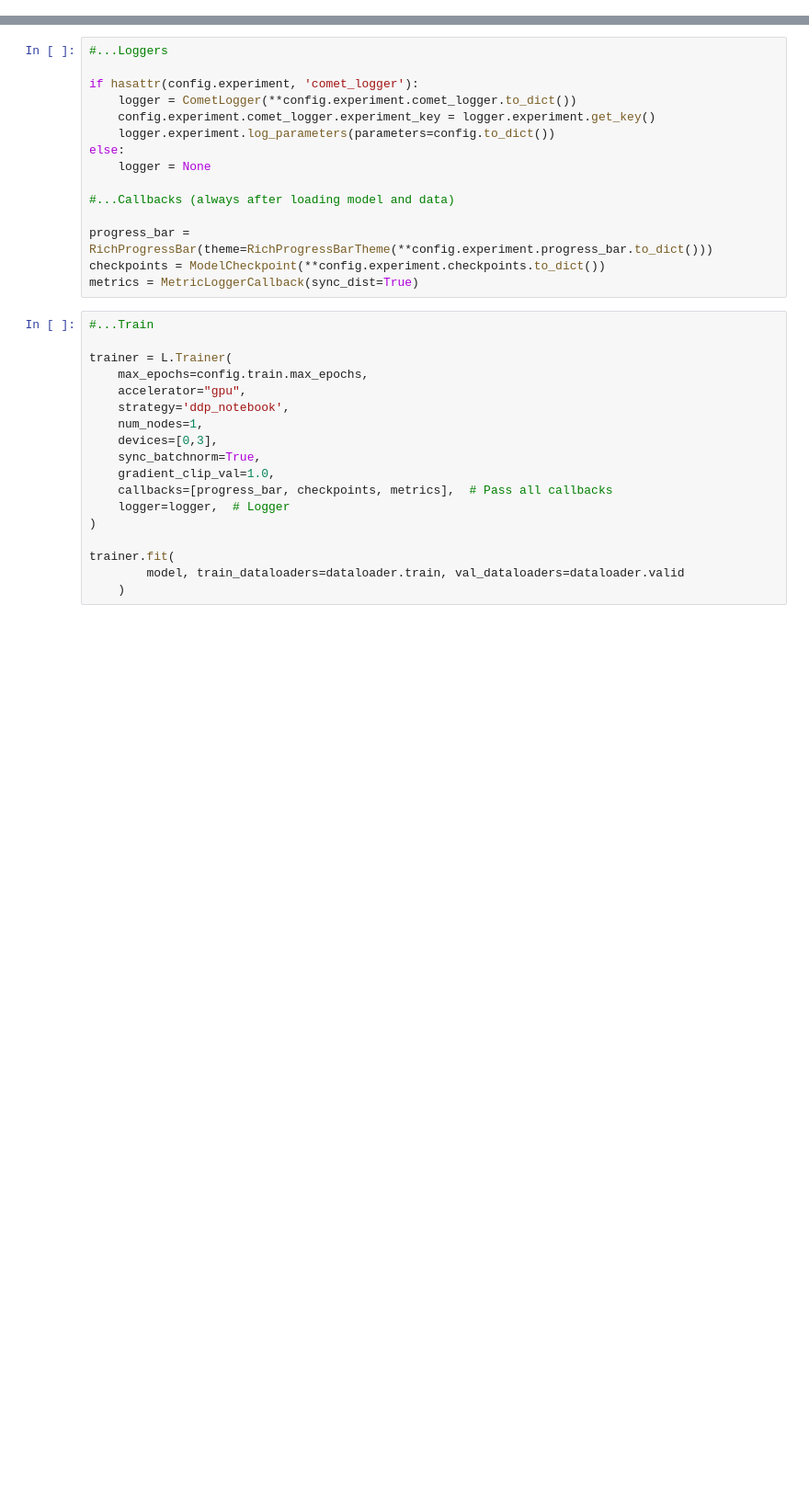
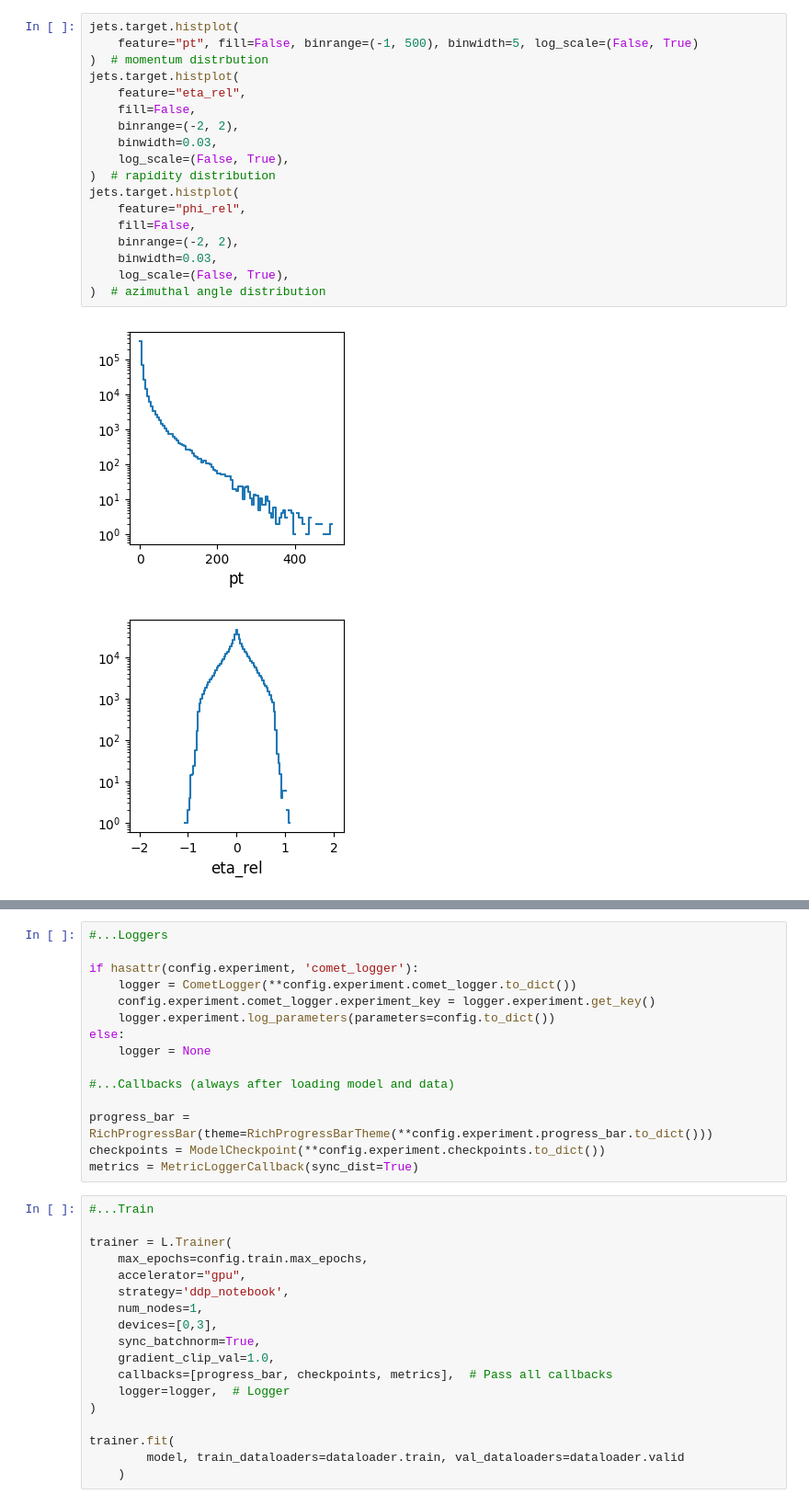
Before and after one commit to dfaroughy/Multimodal-Bridges, a Jupyter notebook: notebooks/train.ipynb, the cells around one changed output, grey strips where cells are left out. Shown: that part at 92% size. Saved outputs shown, nothing was run; the diff lists cells and outputs as text; blank space fills up the shorter version.

```diff
--- a/notebooks/train.ipynb
+++ b/notebooks/train.ipynb
@@ -18,0 +38,21 @@ model = MultiModalBridgeMatching(config)
+# %%
+jets.target.histplot(
+    feature="pt", fill=False, binrange=(-1, 500), binwidth=5, log_scale=(False, True)
+)  # momentum distrbution
+jets.target.histplot(
+    feature="eta_rel",
+    fill=False,
+    binrange=(-2, 2),
+    binwidth=0.03,
+    log_scale=(False, True),
+)  # rapidity distribution
+jets.target.histplot(
+    feature="phi_rel",
+    fill=False,
+    binrange=(-2, 2),
+    binwidth=0.03,
+    log_scale=(False, True),
+)  # azimuthal angle distribution
+# %% [output]
+[figure, added]
+[figure, added]
```
Also changed, not shown: parts of 12 cells of this notebook, 35 other files.
